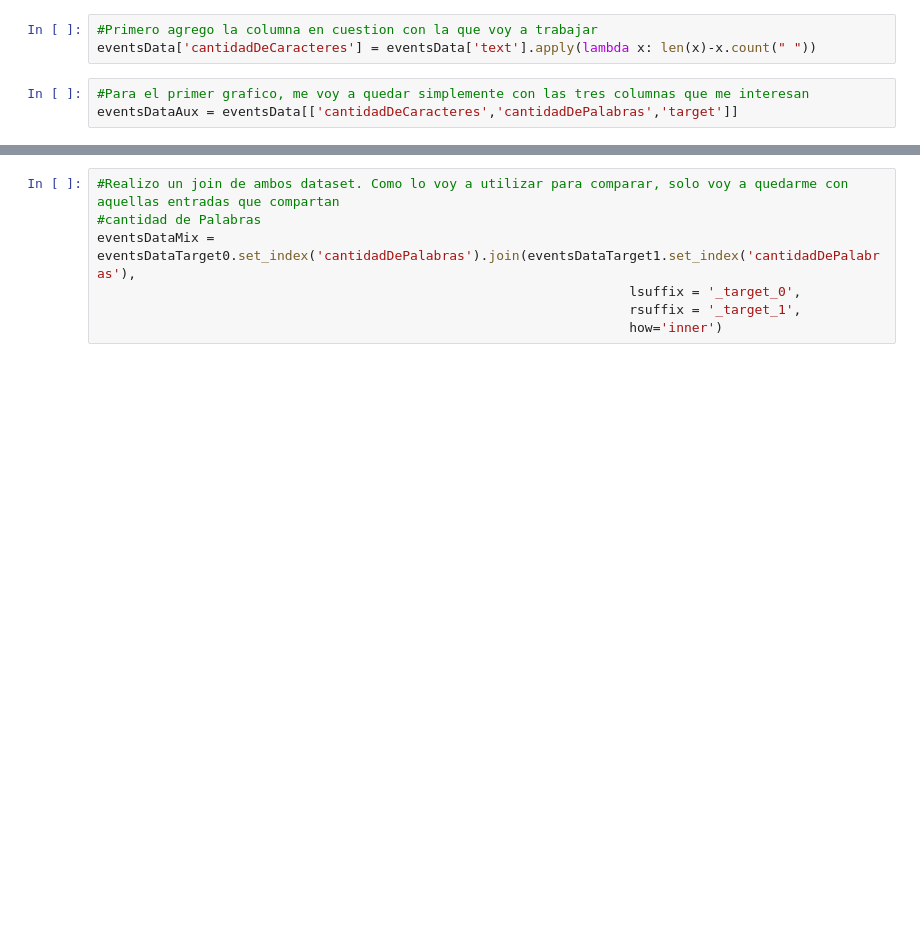
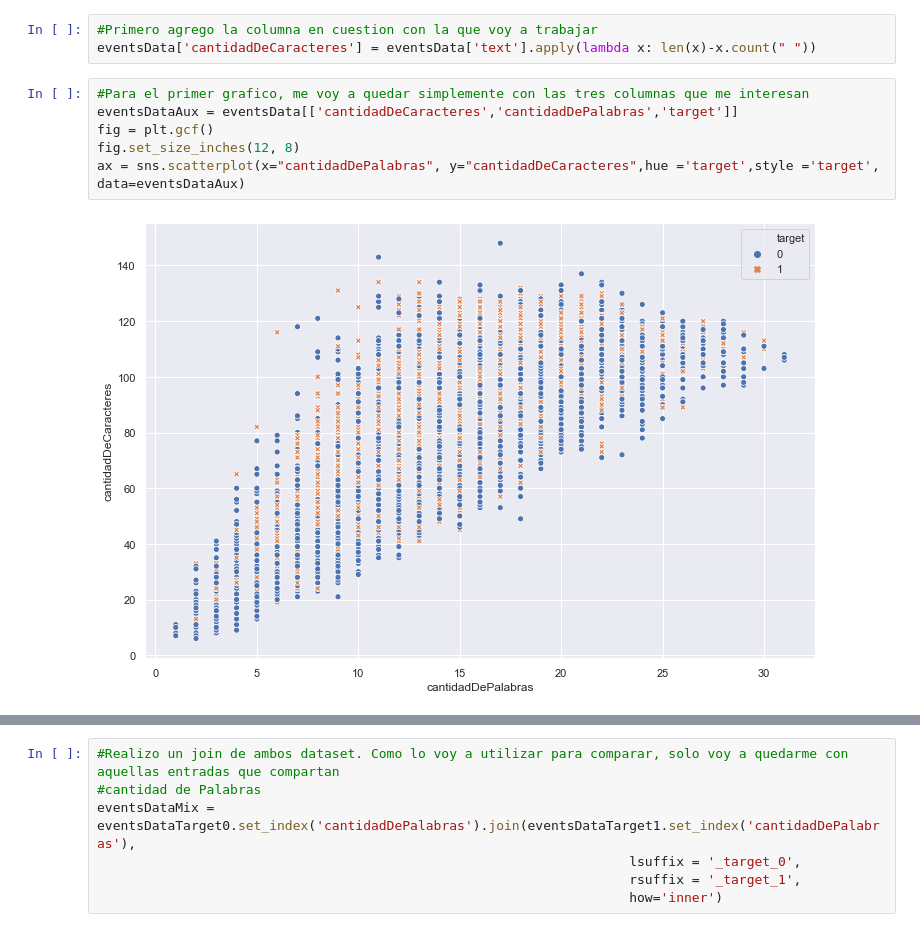
Before and after one commit to yuquimura/Trabajo-Practico-1, a Jupyter notebook: notebooks/Analisis Exploratorio Brian.ipynb, the cells around one changed output, grey strips where cells are left out. Drawn from its saved outputs; the diff is of its cells as text; blank space fills up the shorter version.

```diff
--- a/notebooks/Analisis Exploratorio Brian.ipynb
+++ b/notebooks/Analisis Exploratorio Brian.ipynb
@@ -131,6 +132,11 @@ eventsData['cantidadDeCaracteres'] = eventsData['text'].apply(lambda x: len(x)-x
 # %%
 #Para el primer grafico, me voy a quedar simplemente con las tres columnas que me interesan
 eventsDataAux = eventsData[['cantidadDeCaracteres','cantidadDePalabras','target']]
+fig = plt.gcf()
+fig.set_size_inches(12, 8)
+ax = sns.scatterplot(x="cantidadDePalabras", y="cantidadDeCaracteres",hue ='target',style ='target', data=eventsDataAux)
+# %% [output]
+[figure, added]
 # %%
 #En este analisis voy a ver si hay correlacion entre cantidad de palabras, y el largo de las mismas
 #Voy a empezar con los target = 1
```
Also changed, not shown: parts of 10 cells of this notebook.
